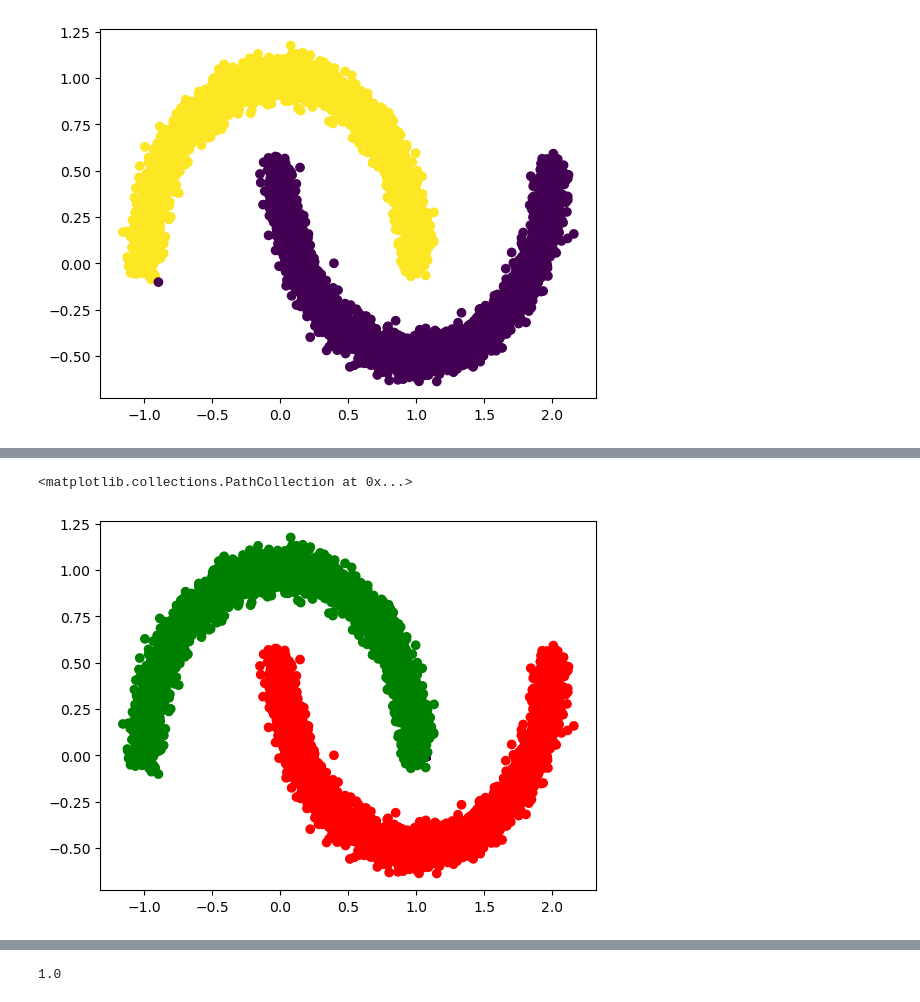
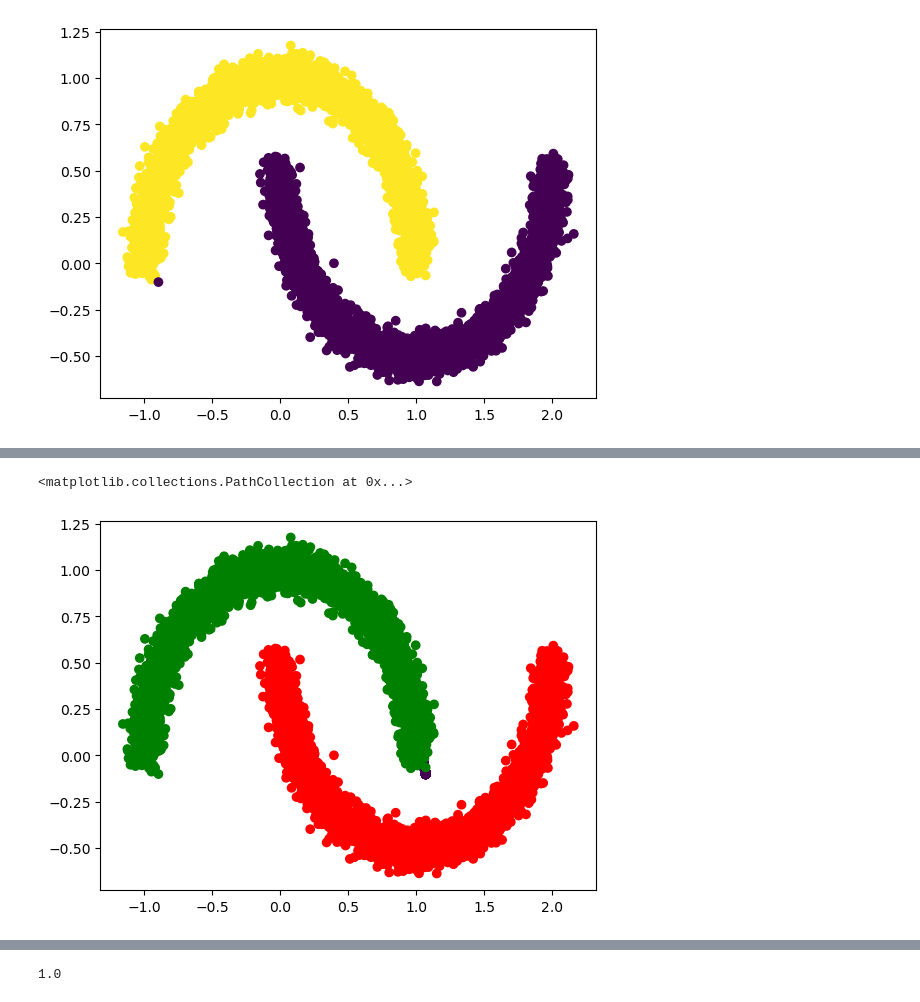
Before and after one commit to superhero2000/IAV-Aufgabe, a Jupyter notebook: test_task-1/task.ipynb, the cells around one changed output, grey strips where cells are left out. Saved outputs shown, nothing was run; the diff lists cells and outputs as text; code cells hidden in the pictures.

```diff
--- a/test_task-1/task.ipynb
+++ b/test_task-1/task.ipynb
@@ -249,7 +239,7 @@ model = tf.keras.Sequential([
     tf.keras.layers.Dense(hidden_dim, activation='sigmoid'),
     tf.keras.layers.Dense(second_layer_dim, activation='sigmoid'),
     tf.keras.layers.Dense(output_dim, activation='linear')
-])
+], name="Autoencoder")
 
 model.compile(optimizer='adam', loss='mean_squared_error')
 
@@ -281,7 +271,7 @@ plt.scatter(reconstructed_data[:, 0], reconstructed_data[:, 1], c=test_ground_tr
 
 predictions = []
 for i in range(len(X_test)):
-    if np.linalg.norm(X_test[i] - reconstructed_data[i]) > 0.3:
+    if np.linalg.norm(X_test[i] - reconstructed_data[i]) > 0.2:
         predictions.append(-1)
     else:
         predictions.append(1)
@@ -293,5 +283,5 @@ plt.scatter(X_test[:, 0], X_test[:, 1], c=prediction_colors)
 <matplotlib.collections.PathCollection at 0x...>
-[figure, old version]
+[figure, new version]
 # %%
 raw_predictions = model.predict(X_test)
 colors = ['red' if label == -1 else 'green' for label in test_ground_truth]
```
Also changed, not shown: parts of 7 cells of this notebook.
